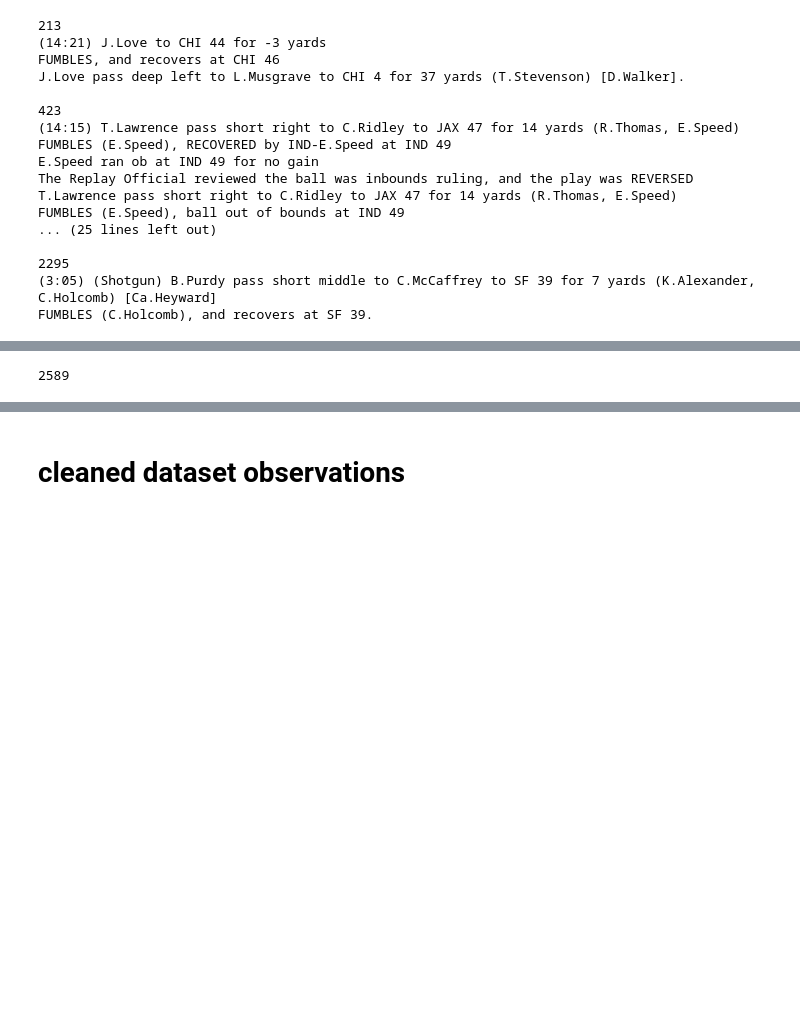
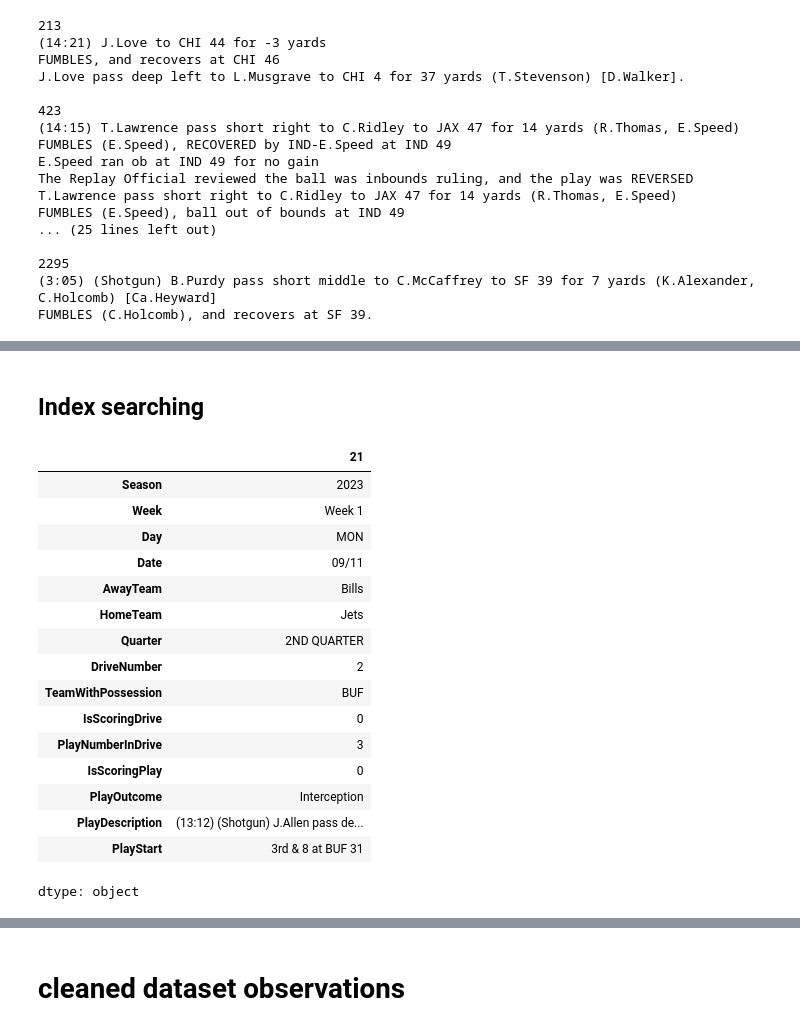
Before and after one commit to KeoniM/NFL_Data_Cleaning, a Jupyter notebook: NFL_Plays_Week1_2023.ipynb, the cells around one changed output, grey strips where cells are left out. Cells and saved outputs as stored; diff of their text form; code cells hidden in the pictures; blank space fills up the shorter version.

```diff
--- a/NFL_Plays_Week1_2023.ipynb
+++ b/NFL_Plays_Week1_2023.ipynb
@@ -1637,7 +1741,24 @@ FUMBLES (C.Holcomb), and recovers at SF 39.
+# %% [markdown]
+## Index searching
 # %%
 # week1_2023_plays['PlayDescription'].iloc[34]
-# week1_2023_plays.iloc[2592]
-df_2023_pass_week1.tail(1).index.tolist()[0]
+week1_2023_plays.iloc[21]
 # %% [output]
+|  | 21 |
+| Season | 2023 |
+| Week | Week 1 |
+| Day | MON |
+| Date | 09/11 |
+| AwayTeam | Bills |
+| HomeTeam | Jets |
+| Quarter | 2ND QUARTER |
+| DriveNumber | 2 |
+| TeamWithPossession | BUF |
+| IsScoringDrive | 0 |
+| PlayNumberInDrive | 3 |
+| IsScoringPlay | 0 |
+| PlayOutcome | Interception |
+| PlayDescription | (13:12) (Shotgun) J.Allen pass de... |
+| PlayStart | 3rd & 8 at BUF 31 |
-2589
+dtype: object
 # %%
```
Also changed, not shown: parts of 20 cells of this notebook.
